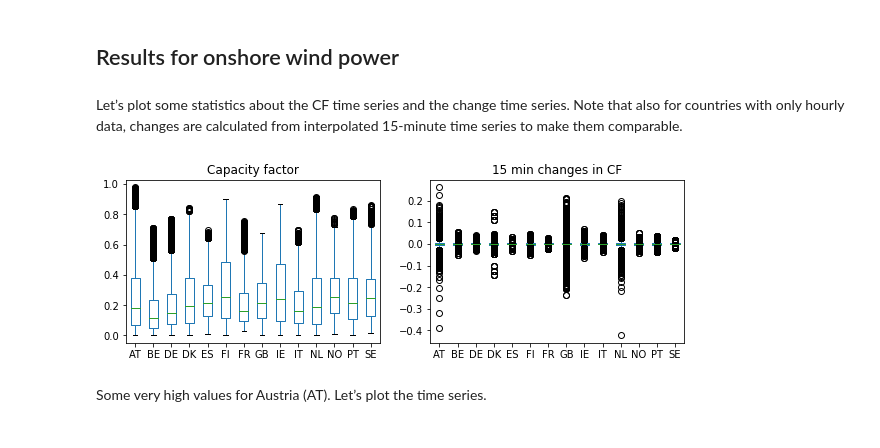
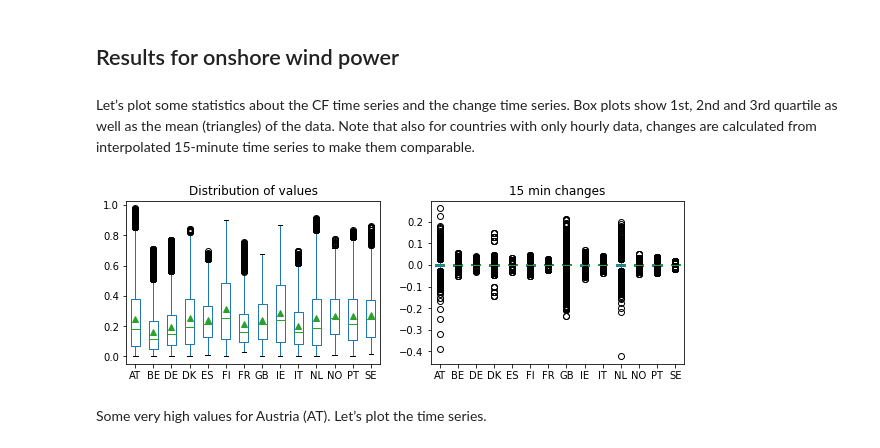
Before and after one commit to vttresearch/windtask25-timeseries, a Jupyter notebook: notebooks/04-analyze-data.ipynb, the cells around one changed output. Drawn from its saved outputs; the diff is of its cells as text; code cells hidden in the pictures.

```diff
--- a/notebooks/04-analyze-data.ipynb
+++ b/notebooks/04-analyze-data.ipynb
@@ -28,12 +26,13 @@ def plot_cf_statistics(cf: pd.DataFrame):
 # %% [markdown]
 ## Results for onshore wind power
 # %% [markdown]
-Let’s plot some statistics about the CF time series and the change time series. Note that also for countries with only hourly data, changes are calculated from interpolated 15-minute time series to make them comparable.
+Let’s plot some statistics about the CF time series and the change time series. Box plots show 1st, 2nd and 3rd quartile as well as the mean (triangles) of the data. Note that also for countries with only hourly data, changes are calculated from interpolated 15-minute time series to make them comparable.
-# %%
-cf_wind_onshore = load_cf_data('Wind Onshore')
-plot_cf_statistics(cf_wind_onshore);
-# %% [output]
-[figure, removed]
+# %%
+tech = 'Wind Onshore'
+cf_wind_onshore = load_cf_data(tech)
+plot_statistics(cf_wind_onshore);
+# %% [output]
+[figure, added]
 # %% [markdown]
 Some very high values for Austria (AT). Let’s plot the time series.
 # %%
```
Also changed, not shown: parts of 55 cells of this notebook, 2 other files.
